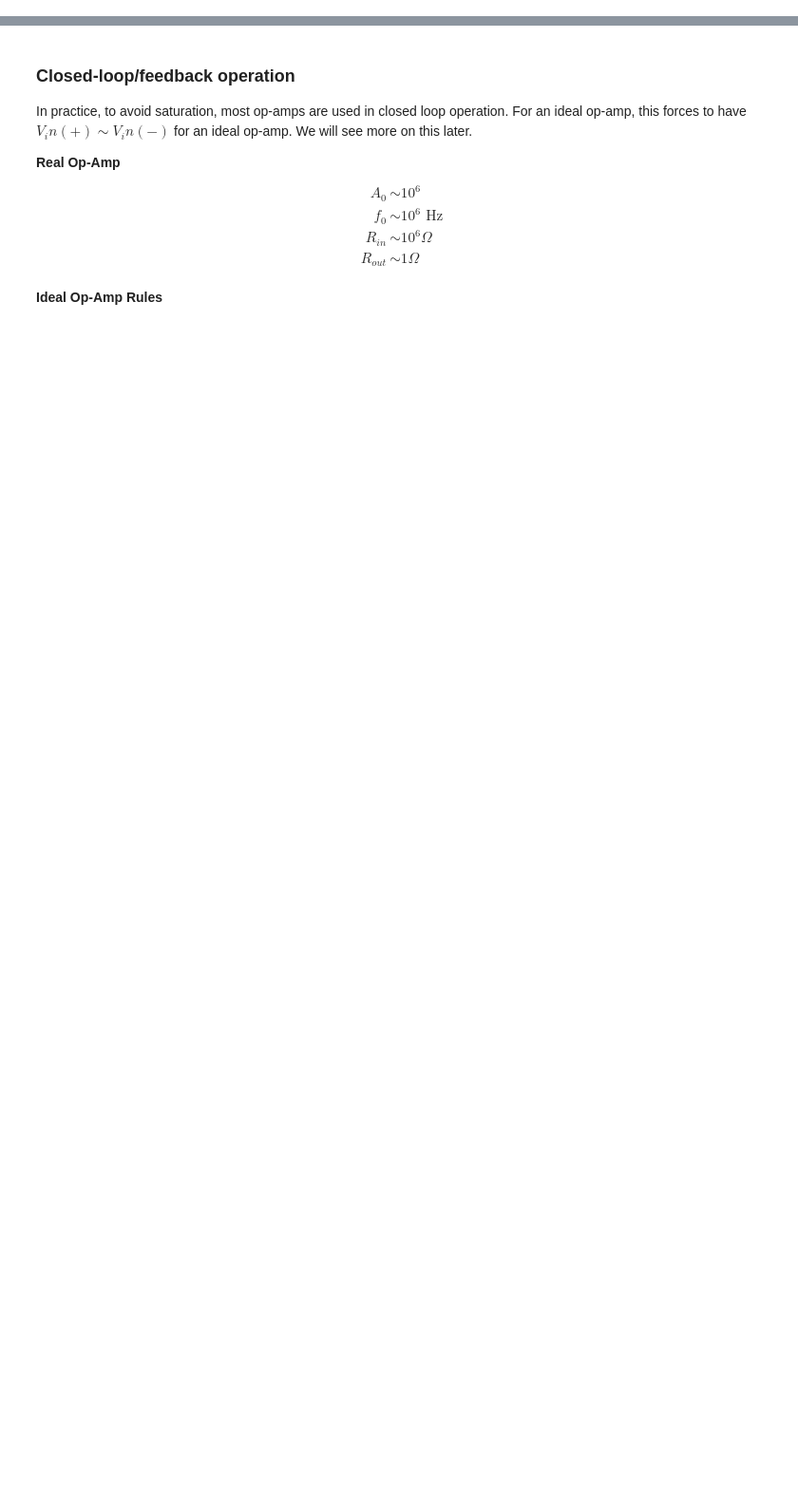
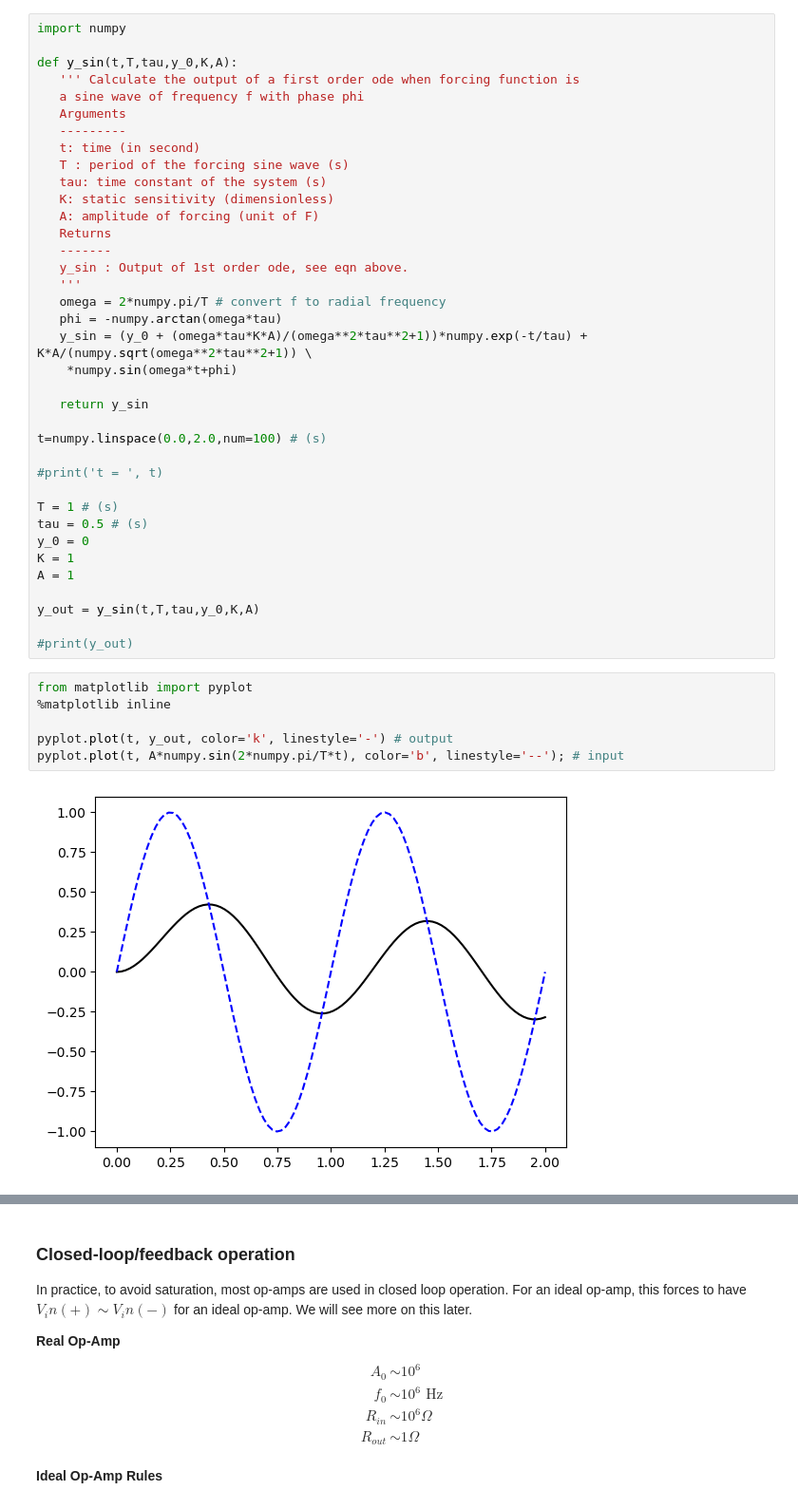
Before and after one commit to bardet/GWU-MAE3120_2024, a Jupyter notebook: Lectures/01_ReviewElectronics.ipynb, the cells around one changed output, grey strips where cells are left out. Shown: that part at 95% size. Saved outputs shown, nothing was run; the diff lists cells and outputs as text; blank space fills up the shorter version.

```diff
--- a/Lectures/01_ReviewElectronics.ipynb
+++ b/Lectures/01_ReviewElectronics.ipynb
@@ -108,0 +152,45 @@ __PHOTODIODE__
+# %%
+import numpy
+
+def y_sin(t,T,tau,y_0,K,A):
+   ''' Calculate the output of a first order ode when forcing function is
+   a sine wave of frequency f with phase phi
+   Arguments
+   ---------
+   t: time (in second)
+   T : period of the forcing sine wave (s)
+   tau: time constant of the system (s)
+   K: static sensitivity (dimensionless)
+   A: amplitude of forcing (unit of F)
+   Returns
+   -------
+   y_sin : Output of 1st order ode, see eqn above.
+   '''
+   omega = 2*numpy.pi/T # convert f to radial frequency
+   phi = -numpy.arctan(omega*tau)
+   y_sin = (y_0 + (omega*tau*K*A)/(omega**2*tau**2+1))*numpy.exp(-t/tau) + K*A/(numpy.sqrt(omega**2*tau**2+1)) \
+    *numpy.sin(omega*t+phi)
+
+   return y_sin
+
+t=numpy.linspace(0.0,2.0,num=100) # (s)
+
+#print('t = ', t)
+
+T = 1 # (s)
+tau = 0.5 # (s)
+y_0 = 0
+K = 1
+A = 1
+
+y_out = y_sin(t,T,tau,y_0,K,A)
+
+#print(y_out)
+# %%
+from matplotlib import pyplot
+%matplotlib inline
+
+pyplot.plot(t, y_out, color='k', linestyle='-') # output
+pyplot.plot(t, A*numpy.sin(2*numpy.pi/T*t), color='b', linestyle='--'); # input
+# %% [output]
+[figure, added]
```
Also changed, not shown: parts of 6 cells of this notebook.
